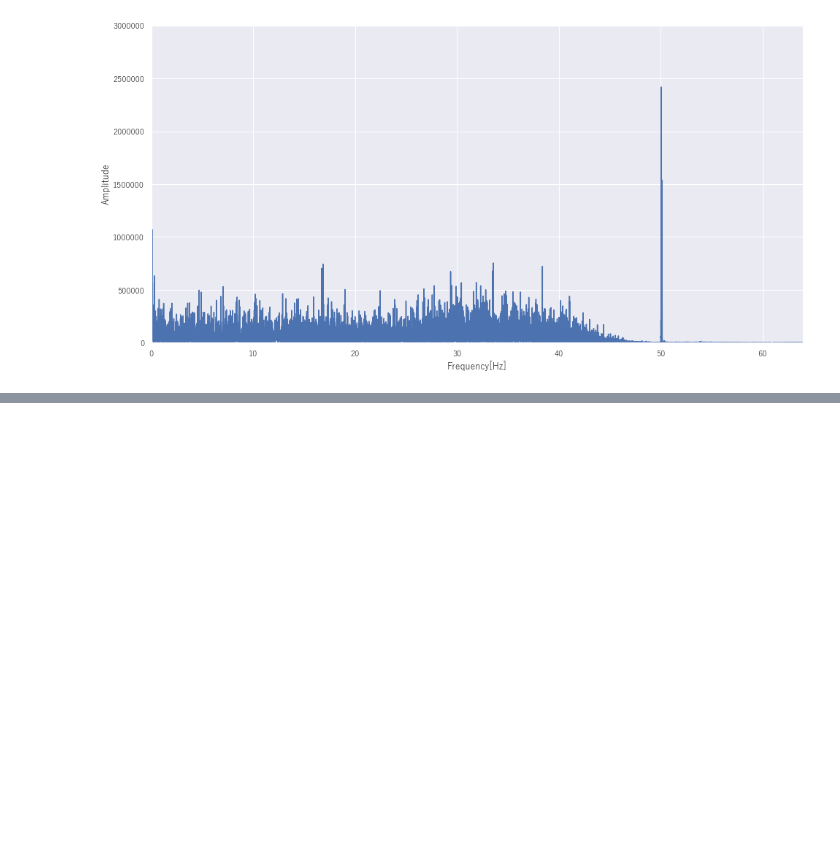
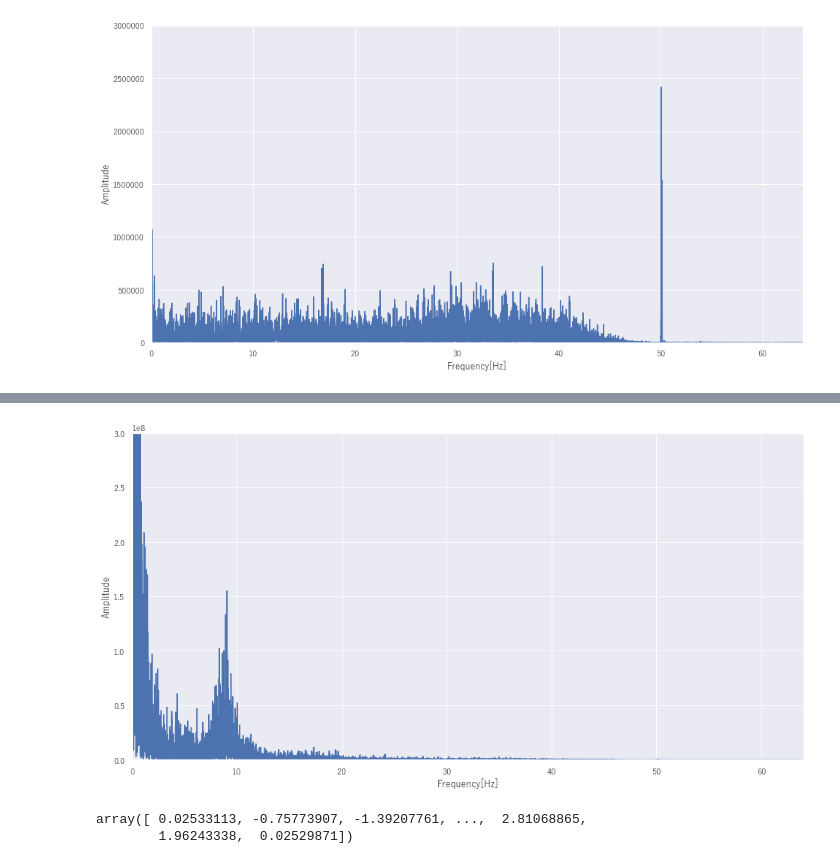
Before and after one commit to nekketsu2010/BSA_Lab, a Jupyter notebook: いろいろ/Untitled.ipynb, the cells around one changed output, grey strips where cells are left out. Cells and saved outputs as stored; diff of their text form; code cells hidden in the pictures; blank space fills up the shorter version.

```diff
--- a/いろいろ/Untitled.ipynb
+++ b/いろいろ/Untitled.ipynb
@@ -50,0 +83,12 @@ plt.show()
+# %%
+O1_FFT = np.abs(np.square(np.fft.fft(O1)))
+plt.figure(figsize=(16, 8))
+tt = np.linspace(0, 128, O1_FFT.shape[0])
+plt.plot(tt, O1_FFT)
+plt.xlim(0, 64)
+plt.ylim(0, 0.3*10**9)
+plt.xlabel("Frequency[Hz]")
+plt.ylabel("Amplitude")
+plt.show()
+# %% [output]
+[figure, added]
@@ -50,0 +104,6 @@ plt.show()
+# %%
+O1 = firFilter(O1)
+O1
+# %% [output]
+array([ 0.02533113, -0.75773907, -1.39207761, ...,  2.81068865,
+        1.96243338,  0.02529871])
```
Also changed, not shown: parts of 8 cells of this notebook, 3 other files.
